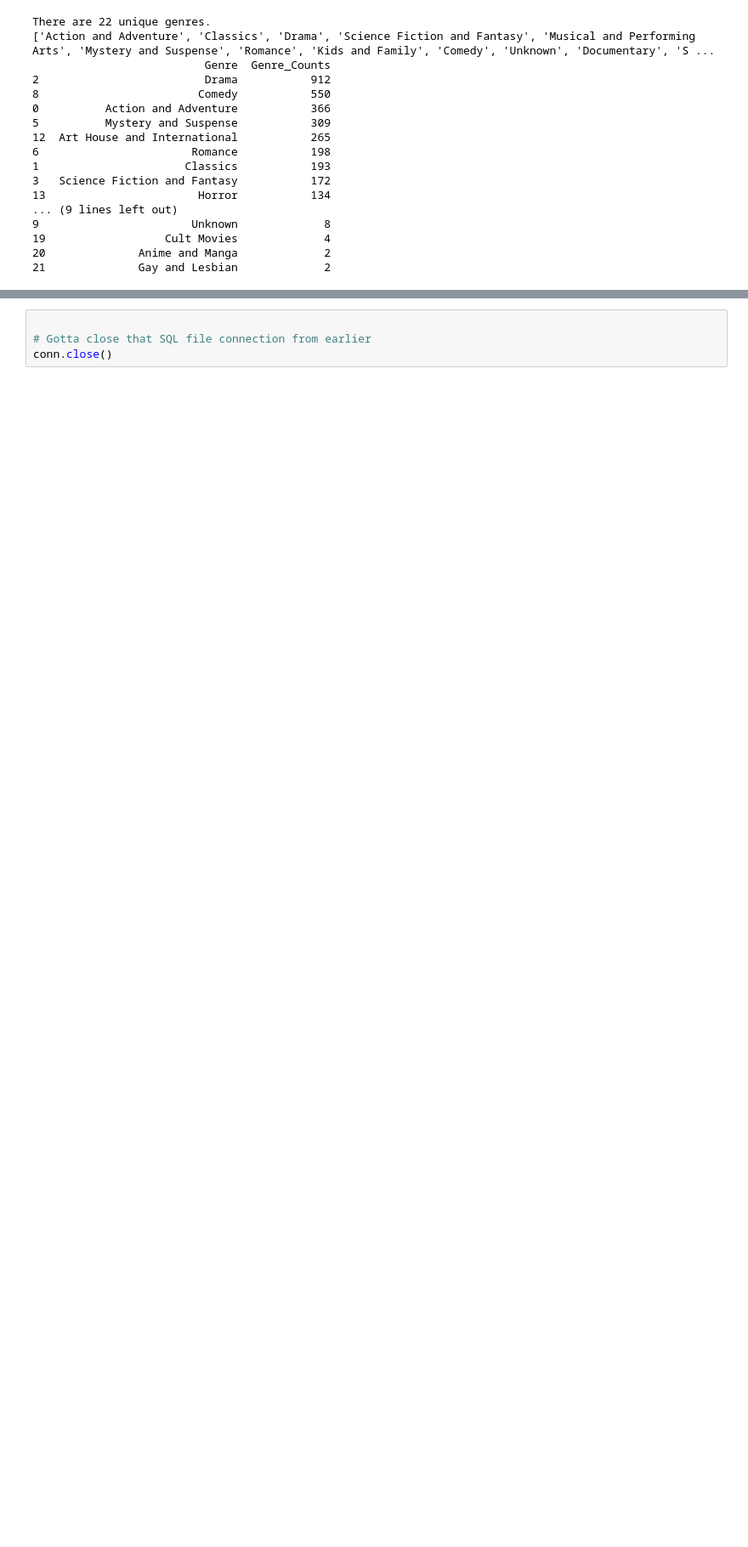
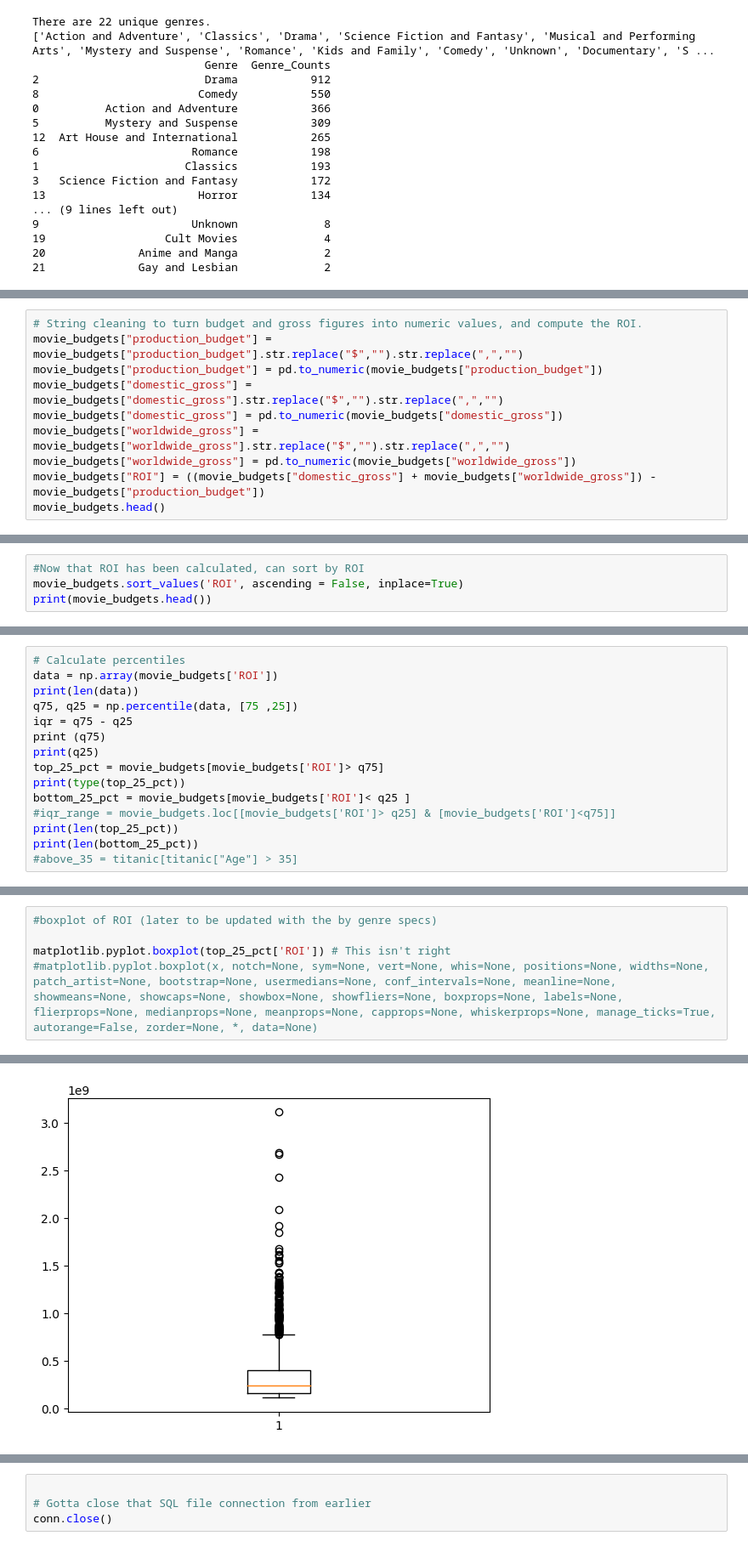
Before and after one commit to betsybetsybetsy2021/Phase1Project, a Jupyter notebook: index.ipynb, the cells around one changed output, grey strips where cells are left out. Shown: that part at 85% size. Cells and saved outputs as stored; diff of their text form; blank space fills up the shorter version.

```diff
--- a/index.ipynb
+++ b/index.ipynb
@@ -276,3 +279,13 @@ movie: 0 missing values
 production_budget: 0 missing values
 domestic_gross: 0 missing values
 worldwide_gross: 0 missing values
+# %%
+# String cleaning to turn budget and gross figures into numeric values, and compute the ROI.
+movie_budgets["production_budget"] = movie_budgets["production_budget"].str.replace("$","").str.replace(",","")
+movie_budgets["production_budget"] = pd.to_numeric(movie_budgets["production_budget"])
+movie_budgets["domestic_gross"] = movie_budgets["domestic_gross"].str.replace("$","").str.replace(",","")
+movie_budgets["domestic_gross"] = pd.to_numeric(movie_budgets["domestic_gross"])
+movie_budgets["worldwide_gross"] = movie_budgets["worldwide_gross"].str.replace("$","").str.replace(",","")
+movie_budgets["worldwide_gross"] = pd.to_numeric(movie_budgets["worldwide_gross"])
+movie_budgets["ROI"] = ((movie_budgets["domestic_gross"] + movie_budgets["worldwide_gross"]) - movie_budgets["production_budget"])
+movie_budgets.head()
@@ -278,0 +299,4 @@ worldwide_gross: 0 missing values
+# %%
+#Now that ROI has been calculated, can sort by ROI
+movie_budgets.sort_values('ROI', ascending = False, inplace=True)
+print(movie_budgets.head())
@@ -278,0 +317,15 @@ worldwide_gross: 0 missing values
+# %%
+# Calculate percentiles
+data = np.array(movie_budgets['ROI'])
+print(len(data))
+q75, q25 = np.percentile(data, [75 ,25])
+iqr = q75 - q25
+print (q75)
+print(q25)
+top_25_pct = movie_budgets[movie_budgets['ROI']> q75]
+print(type(top_25_pct))
+bottom_25_pct = movie_budgets[movie_budgets['ROI']< q25 ]
+#iqr_range = movie_budgets.loc[[movie_budgets['ROI']> q25] & [movie_budgets['ROI']<q75]]
+print(len(top_25_pct))
+print(len(bottom_25_pct))
+#above_35 = titanic[titanic["Age"] > 35]
@@ -278,0 +339,6 @@ worldwide_gross: 0 missing values
+# %%
+#boxplot of ROI (later to be updated with the by genre specs)
+
+matplotlib.pyplot.boxplot(top_25_pct['ROI']) # This isn't right
+#matplotlib.pyplot.boxplot(x, notch=None, sym=None, vert=None, whis=None, positions=None, widths=None, patch_artist=None, bootstrap=None, usermedians=None, conf_intervals=None, meanline=None, showmeans=None, showcaps=None, showbox=None, showfliers=None, boxprops=None, labels=None, flierprops=None, medianprops=None, meanprops=None, capprops=None, whiskerprops=None, manage_ticks=True, autorange=False, zorder=None, *, data=None)
+# %% [output]
@@ -279 +353,2 @@ worldwide_gross: 0 missing values
+[figure, added]
 # %%
```
Also changed, not shown: parts of 17 cells of this notebook.
